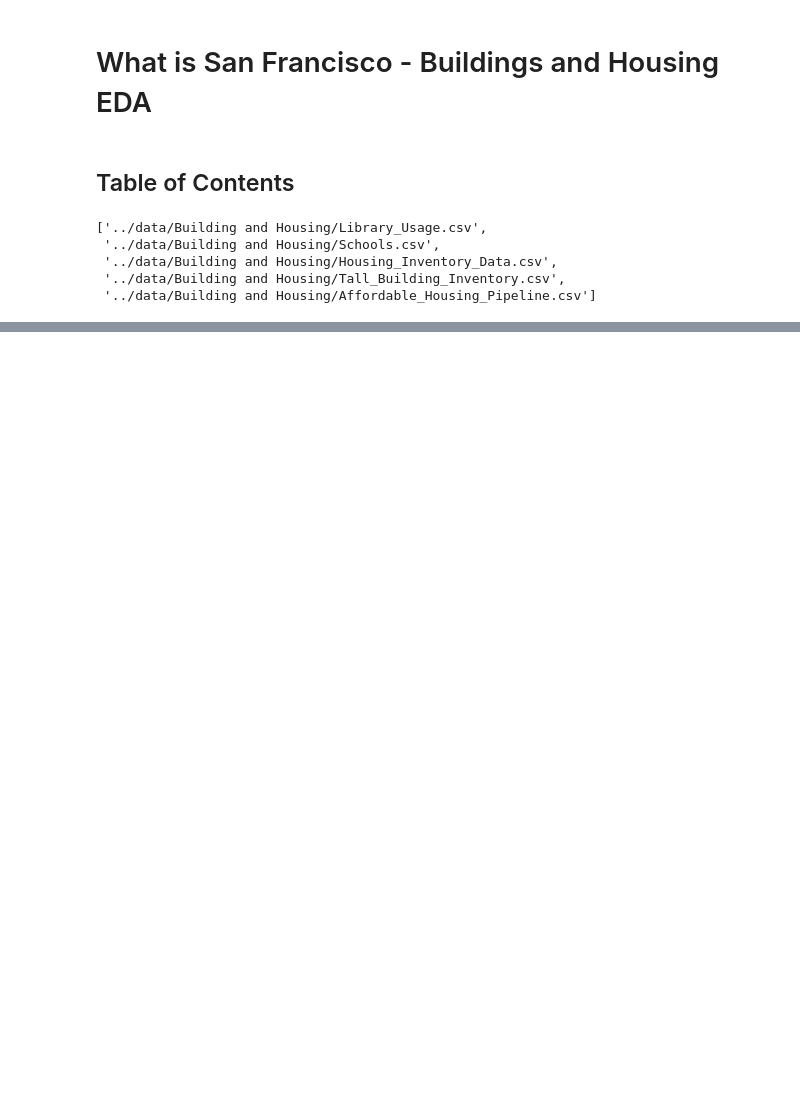
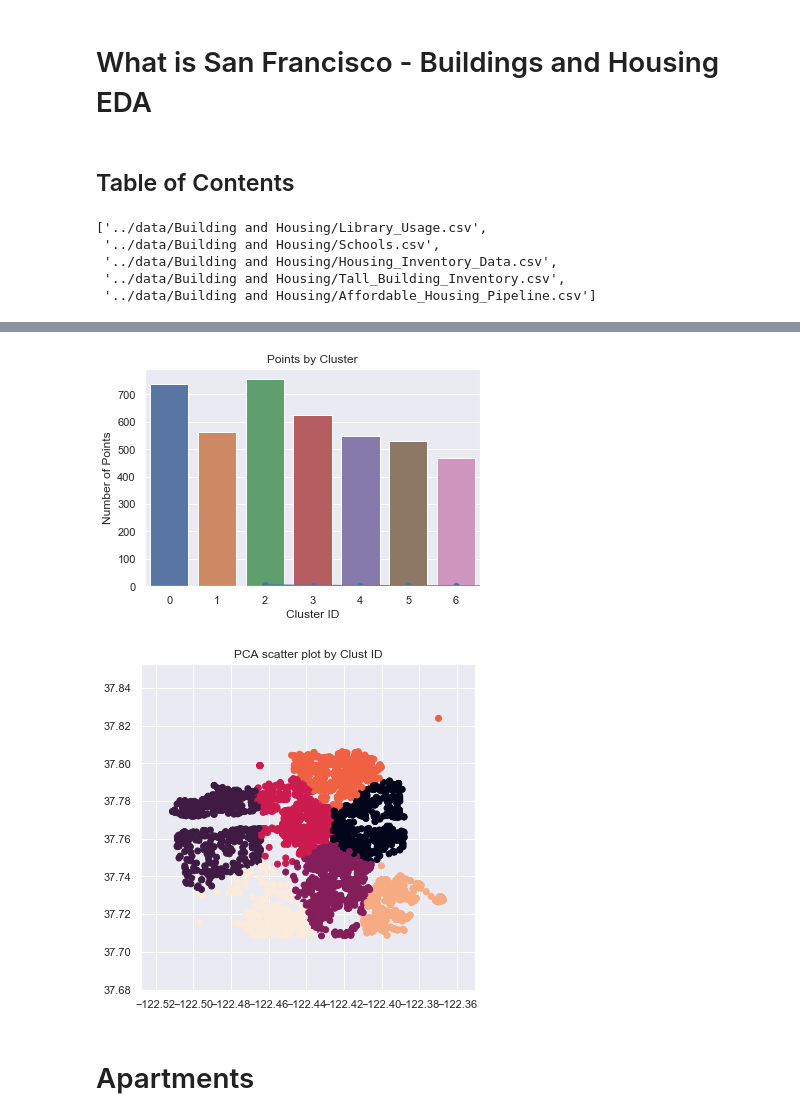
Before and after one commit to daikiminaki/San-Francisco-Data-Project, a Jupyter notebook: notebooks/what_is_sf_eda_building_and_housing.ipynb, the cells around one changed output, grey strips where cells are left out. Cells and saved outputs as stored; diff of their text form; code cells hidden in the pictures; blank space fills up the shorter version.

```diff
--- a/notebooks/what_is_sf_eda_building_and_housing.ipynb
+++ b/notebooks/what_is_sf_eda_building_and_housing.ipynb
@@ -70,0 +139,26 @@ Name: prop_use, dtype: int64
+# %%
+# Create a KMeans model with 4 clusters: model
+model = KMeans(n_clusters=7)
+
+# Use fit_predict to fit model and obtain cluster labels: labels
+housing_inventory['cluster_labels'] = model.fit_predict(housing_inventory[x_cols])
+
+cluster_counts = housing_inventory.cluster_labels.value_counts(sort=False)
+
+# Plot by Count by Cluster
+_ = sns.barplot(x=cluster_counts.index, y=cluster_counts)
+_ = plt.title('Points by Cluster')
+_ = plt.xlabel('Cluster ID')
+_ = plt.ylabel('Number of Points')
+
+# Plot Scatter plot w/ Color Coding
+_ = plt.figure(figsize=(6,6))
+_ = plt.scatter(housing_inventory.lat, housing_inventory.lon, c=housing_inventory.cluster_labels)
+_ = plt.axis('equal')
+_ = plt.title('PCA scatter plot by Clust ID')
+_ = plt.show()
+# %% [output]
+[figure, added]
+[figure, added]
+# %% [markdown]
+# Apartments
```
Also changed, not shown: parts of 25 cells of this notebook, 1 other file.
